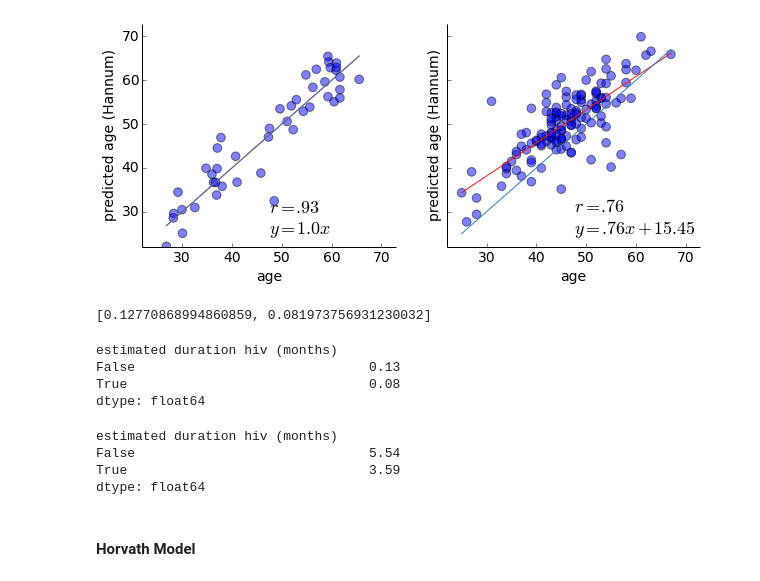
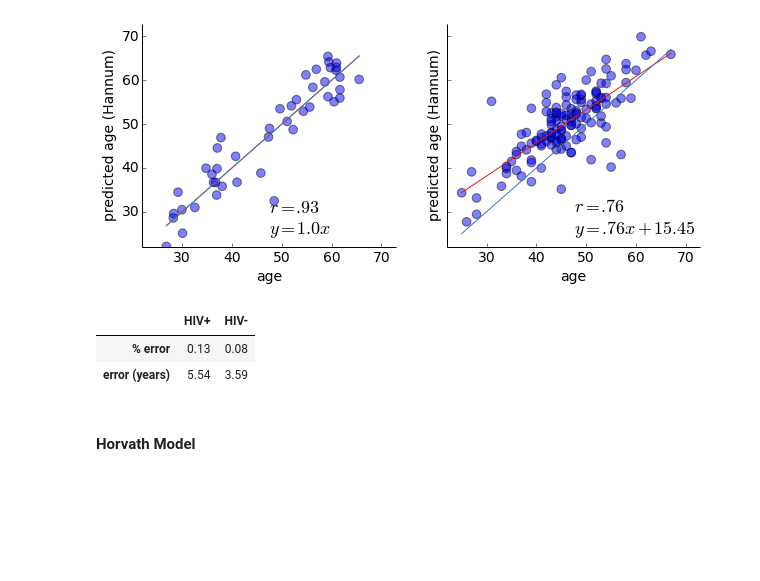
Before and after one commit to theandygross/HIV_Methylation, a Jupyter notebook: HIV_Age_Advancement.ipynb, the cells around one changed output. Saved outputs shown, nothing was run; the diff lists cells and outputs as text; code cells hidden in the pictures; blank space fills up the shorter version.

```diff
--- a/HIV_Age_Advancement.ipynb
+++ b/HIV_Age_Advancement.ipynb
@@ -36,23 +39,11 @@ plot_regression(age, pred_adj.ix[ti(duration!='Control')], ax=axs[1])
 # %% [output]
 [figure]
-# %%
-list(((age - pred_adj) / age).abs().groupby(duration == 'Control').mean())
-# %% [output]
-[0.12770868994860859, 0.081973756931230032]
-# %%
-((age - pred_adj) / age).abs().groupby(duration == 'Control').mean()
-# %% [output]
-estimated duration hiv (months)
-False                              0.13
-True                               0.08
-dtype: float64
-# %%
-(age - pred_adj).abs().groupby(duration == 'Control').mean()
-# %% [output]
-estimated duration hiv (months)
-False                              5.54
-True                               3.59
-dtype: float64
+# %%
+get_error(age, pred_adj, denominator='x', groups=hiv)
+# %% [output]
+|  | HIV+ | HIV- |
+| % error | 0.13 | 0.08 |
+| error (years) | 5.54 | 3.59 |
 # %% [markdown]
 #### Horvath Model
 # %%
```
Also changed, not shown: parts of 23 cells of this notebook, 1 other file.
